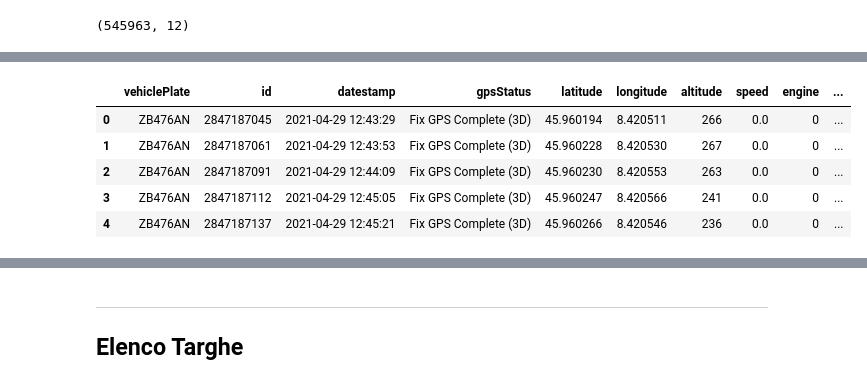
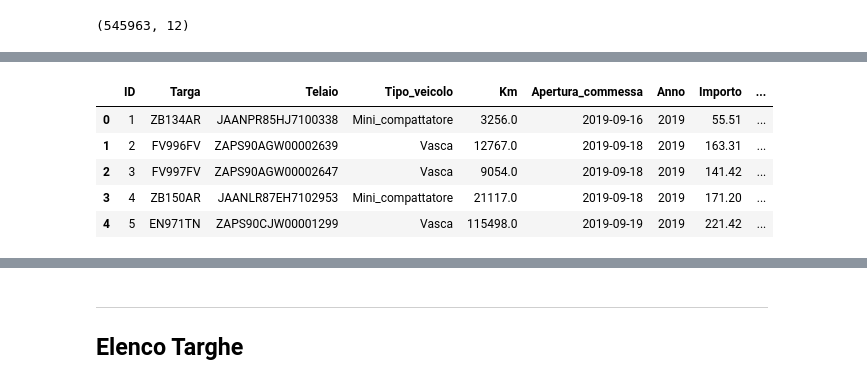
Before and after one commit to antonioalbanese/ai4trucks, a Jupyter notebook: visirun_analysis.ipynb, the cells around one changed output, grey strips where cells are left out. Saved outputs shown, nothing was run; the diff lists cells and outputs as text; code cells hidden in the pictures.

```diff
--- a/visirun_analysis.ipynb
+++ b/visirun_analysis.ipynb
@@ -26,6 +26,9 @@ veicoli["plate"] = veicoli.Targa
 
 veicoli["Sistema Gps Tracking"] = veicoli["Sistema Gps Tracking"].str.replace(' ', '').str.split('+')#.unique()
 veicoli = veicoli.explode("Sistema Gps Tracking").groupby(['Targa', 'Sistema Gps Tracking']).first()
+
+fatture = pd.read_excel("excels/eventi_manutenzioni_esterne (da fatture).xlsx")
+fatture.Apertura_commessa = pd.to_datetime(fatture.Apertura_commessa)
 # %% [markdown]
 # Data cleaning - [VISIRUN](https://jupyter.polito.it/expert/hub/user-redirect/lab/tree/ai4Trucks/SEA%20Data%20Lake/VISIRUN)
 # %%
@@ -90,9 +122,9 @@ Name: 0, dtype: object
 # %%
-df_VIS_vehicles.head()
+fatture.head()
 # %% [output]
-|  | vehiclePlate | id | datestamp | gpsStatus | latitude | longitude | altitude | speed | engine | ... |
-| 0 | ZB476AN | 2847187045 | 2021-04-29 12:43:29 | Fix GPS Complete (3D) | 45.960194 | 8.420511 | 266 | 0.0 | 0 | ... |
-| 1 | ZB476AN | 2847187061 | 2021-04-29 12:43:53 | Fix GPS Complete (3D) | 45.960228 | 8.420530 | 267 | 0.0 | 0 | ... |
-| 2 | ZB476AN | 2847187091 | 2021-04-29 12:44:09 | Fix GPS Complete (3D) | 45.960230 | 8.420553 | 263 | 0.0 | 0 | ... |
-| 3 | ZB476AN | 2847187112 | 2021-04-29 12:45:05 | Fix GPS Complete (3D) | 45.960247 | 8.420566 | 241 | 0.0 | 0 | ... |
-| 4 | ZB476AN | 2847187137 | 2021-04-29 12:45:21 | Fix GPS Complete (3D) | 45.960266 | 8.420546 | 236 | 0.0 | 0 | ... |
+|  | ID | Targa | Telaio | Tipo_veicolo | Km | Apertura_commessa | Anno | Importo | ... |
+| 0 | 1 | ZB134AR | JAANPR85HJ7100338 | Mini_compattatore | 3256.0 | 2019-09-16 | 2019 | 55.51 | ... |
+| 1 | 2 | FV996FV | ZAPS90AGW00002639 | Vasca | 12767.0 | 2019-09-18 | 2019 | 163.31 | ... |
+| 2 | 3 | FV997FV | ZAPS90AGW00002647 | Vasca | 9054.0 | 2019-09-18 | 2019 | 141.42 | ... |
+| 3 | 4 | ZB150AR | JAANLR87EH7102953 | Mini_compattatore | 21117.0 | 2019-09-18 | 2019 | 171.20 | ... |
+| 4 | 5 | EN971TN | ZAPS90CJW00001299 | Vasca | 115498.0 | 2019-09-19 | 2019 | 221.42 | ... |
```
Also changed, not shown: parts of 15 cells of this notebook, 1 other file.
